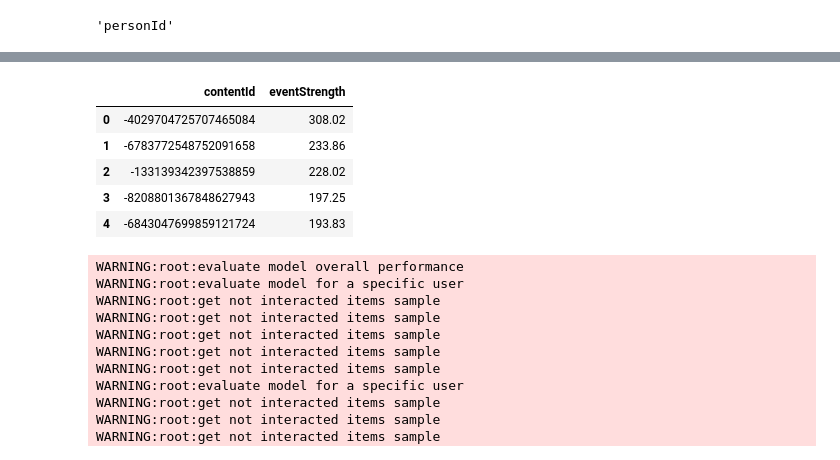
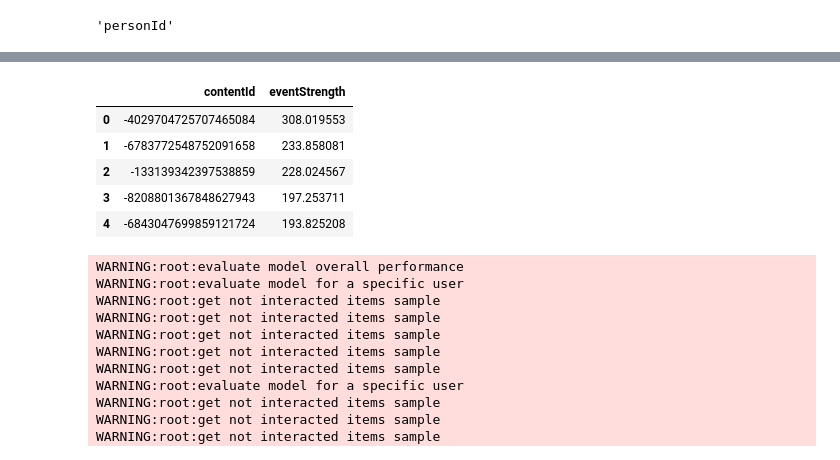
Before and after one commit to PengInGitHub/catboost, a Jupyter notebook: RS.ipynb, the cells around one changed output, grey strips where cells are left out. Saved outputs shown, nothing was run; the diff lists cells and outputs as text; code cells hidden in the pictures.

```diff
--- a/RS.ipynb
+++ b/RS.ipynb
@@ -36,0 +38,3 @@ interactions_df.shape
+# %%
+articles_df, interactions_df = get_data()
+articles_df.shape, interactions_df.shape
@@ -74,7 +90,8 @@ inter_user_item.index.name
 # %% [output]
 'personId'
 # %%
-inter_user_item_filter = inter_user_item[inter_user_item>=5].reset_index()[['personId']]
+inter_user_item_filter = person_actions_count[person_actions_count>=5].reset_index()[['personId']]
 #inter_user_item_filter
-inter_user_item_filter.head()
+print(len(inter_user_item_filter))
+inter_user_item_filter.head() # count_of_content_per_user
 # %% [output]
@@ -118,15 +118,10 @@ num of interactions of selected users that more than 5 interactions: 69868
 # %%
-""" model the user's interest on a given item
- aggregate all the interactions the user has performed in an item
- by a WEIGHTED sum of interaction type strength
- and apply a log transformation to smooth the distribution
- specifically:
-     1. group interactions by user and content
-     2. sum event type score
-     3. log trans the score
-"""
-interactions_user_item_score = interactions_df_selected \
-.groupby(['personId', 'contentId'])['eventStrength'].sum() \
-.apply(lambda x: math.log(1+x,2)).reset_index()
-print(f'num of unique user-item pair interactions: {len(interactions_user_item_score)}')
+# calculate a user's interest on an item
+# measured by accumulated eventStrength
+interactions_full_df = interactions_df_filtered.groupby(['personId', 'contentId']) \
+                                                       ['eventStrength'].sum() \
+                                                       .apply(lambda x: math.log(1+x,2)).reset_index()
+print(len(interactions_full_df), 'num of user - item interaction pair')
+interactions_full_df.head()
+# interactions_user_item_score
 # %% [output]
@@ -170,3 +158,8 @@ num of test samples: 7822
+# %%
+# indexing to acclerate modelling
+interactions_full_indexed_df = interactions_full_df.set_index('personId')
+interactions_train_indexed_df = interactions_train_df.set_index('personId')
+interactions_test_indexed_df = interactions_test_df.set_index('personId')
 # %%
 # evaliation metrics
 # Top-N
@@ -322,18 +375,17 @@ model_evaluator = ModelEvaluator()
 # %%
 # Baseline model
 # Popularity model
 # not personalized rather account for 'wisdom of the crowds'
 # recommends to the user the most popular items that have not been consumed by the user
 
-# compute the most popular items
-item_popularity = interactions_user_item_score.groupby('contentId')['eventStrength'].sum() \
-.sort_values(ascending=False).reset_index()
-
-item_popularity.head()
+# compute popular items
+popular_table = interactions_full_df.groupby(['contentId'])['eventStrength'].sum() \
+                                    .sort_values(ascending=False).reset_index()
+popular_table.head()
 # %% [output]
 |  | contentId | eventStrength |
-| 0 | -4029704725707465084 | 308.02 |
-| 1 | -6783772548752091658 | 233.86 |
-| 2 | -133139342397538859 | 228.02 |
-| 3 | -8208801367848627943 | 197.25 |
-| 4 | -6843047699859121724 | 193.83 |
+| 0 | -4029704725707465084 | 308.019553 |
+| 1 | -6783772548752091658 | 233.858081 |
+| 2 | -133139342397538859 | 228.024567 |
+| 3 | -8208801367848627943 | 197.253711 |
+| 4 | -6843047699859121724 | 193.825208 |
```
Also changed, not shown: parts of 21 cells of this notebook.
